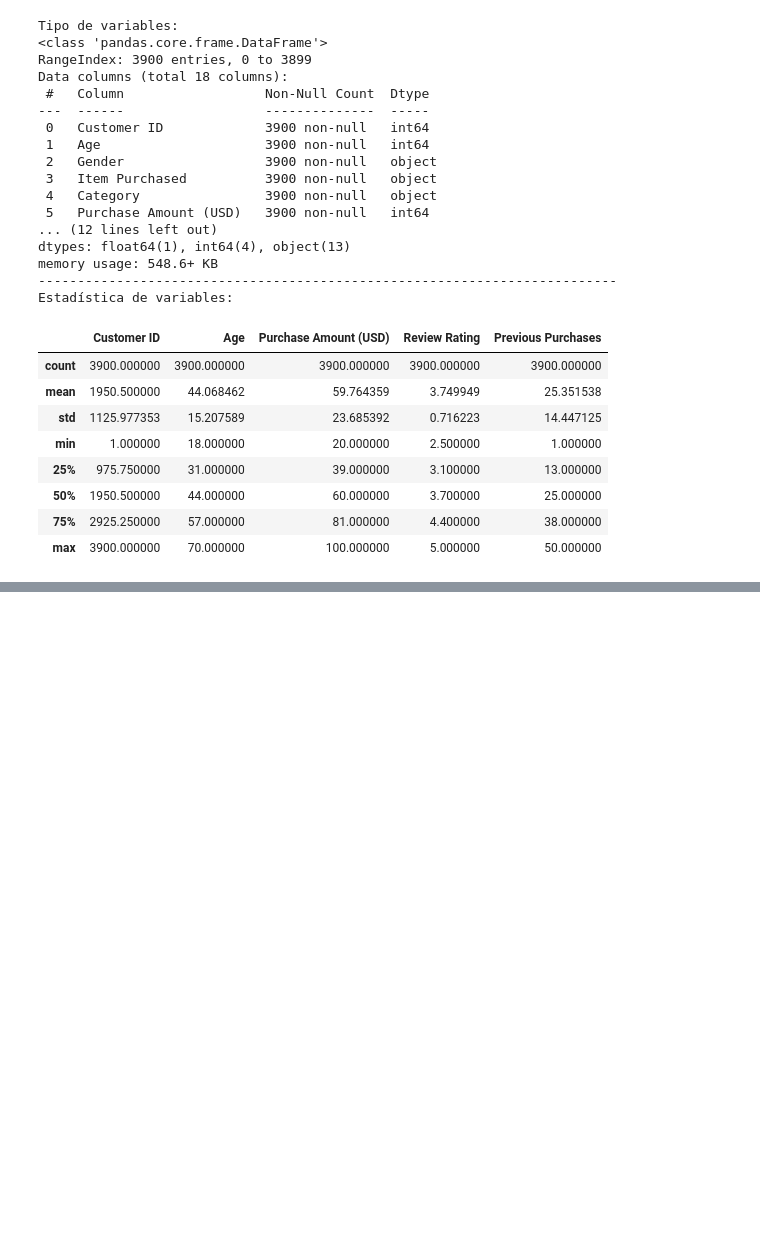
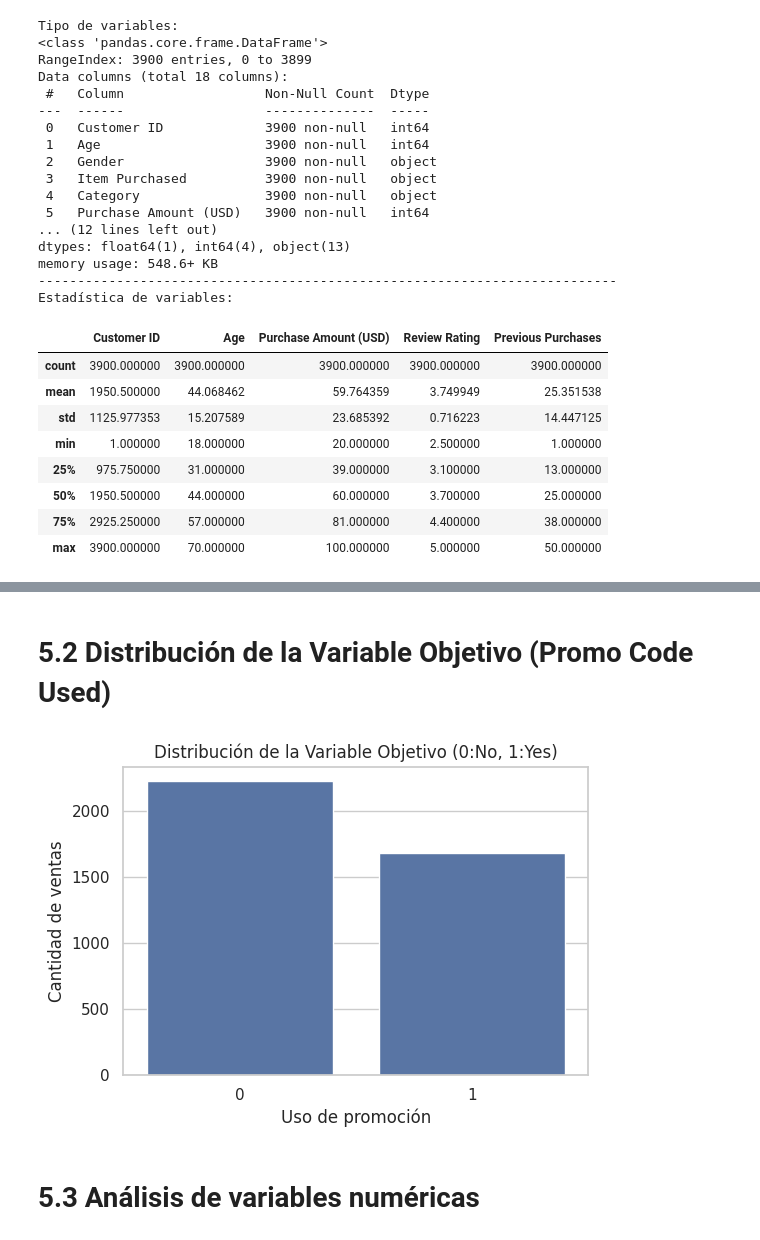
Before and after one commit to karen-moreiraz/DataScience-1, a Jupyter notebook: DataScience_2025_1.ipynb, the cells around one changed output, grey strips where cells are left out. Saved outputs shown, nothing was run; the diff lists cells and outputs as text; code cells hidden in the pictures; blank space fills up the shorter version.

```diff
--- a/DataScience_2025_1.ipynb
+++ b/DataScience_2025_1.ipynb
@@ -31,0 +42,4 @@ import numpy as np
+# %%
+# Configuraciones para visualización
+sns.set(style="whitegrid")
+plt.rcParams['figure.figsize'] = (10, 6)
@@ -95,0 +143,6 @@ Estadística de variables:
+# %%
+# Transformación binaria directa
+df['Gender'] = df['Gender'].map({'Male': 0, 'Female': 1})
+df['Promo Code Used'] = df['Promo Code Used'].map({'No': 0, 'Yes': 1})
+df['Discount Applied'] = df['Discount Applied'].map({'No': 0, 'Yes': 1})
+df['Subscription Status'] = df['Subscription Status'].map({'No': 0, 'Yes': 1})
@@ -95,0 +193,15 @@ Estadística de variables:
+# %% [markdown]
+# 5.2 Distribución de la Variable Objetivo (Promo Code Used)
+# %%
+plt.figure(figsize=(6, 4))
+sns.countplot(x='Promo Code Used', data=df)
+plt.title('Distribución de la Variable Objetivo (0:No, 1:Yes)')
+plt.xlabel('Uso de promoción')
+plt.ylabel('Cantidad de ventas')
+promo_dist = df['Promo Code Used'].value_counts(normalize=True) * 100
+
+plt.show()
+# %% [output]
+[figure, added]
+# %% [markdown]
+# 5.3 Análisis de variables numéricas
```
Also changed, not shown: parts of 58 cells of this notebook.
